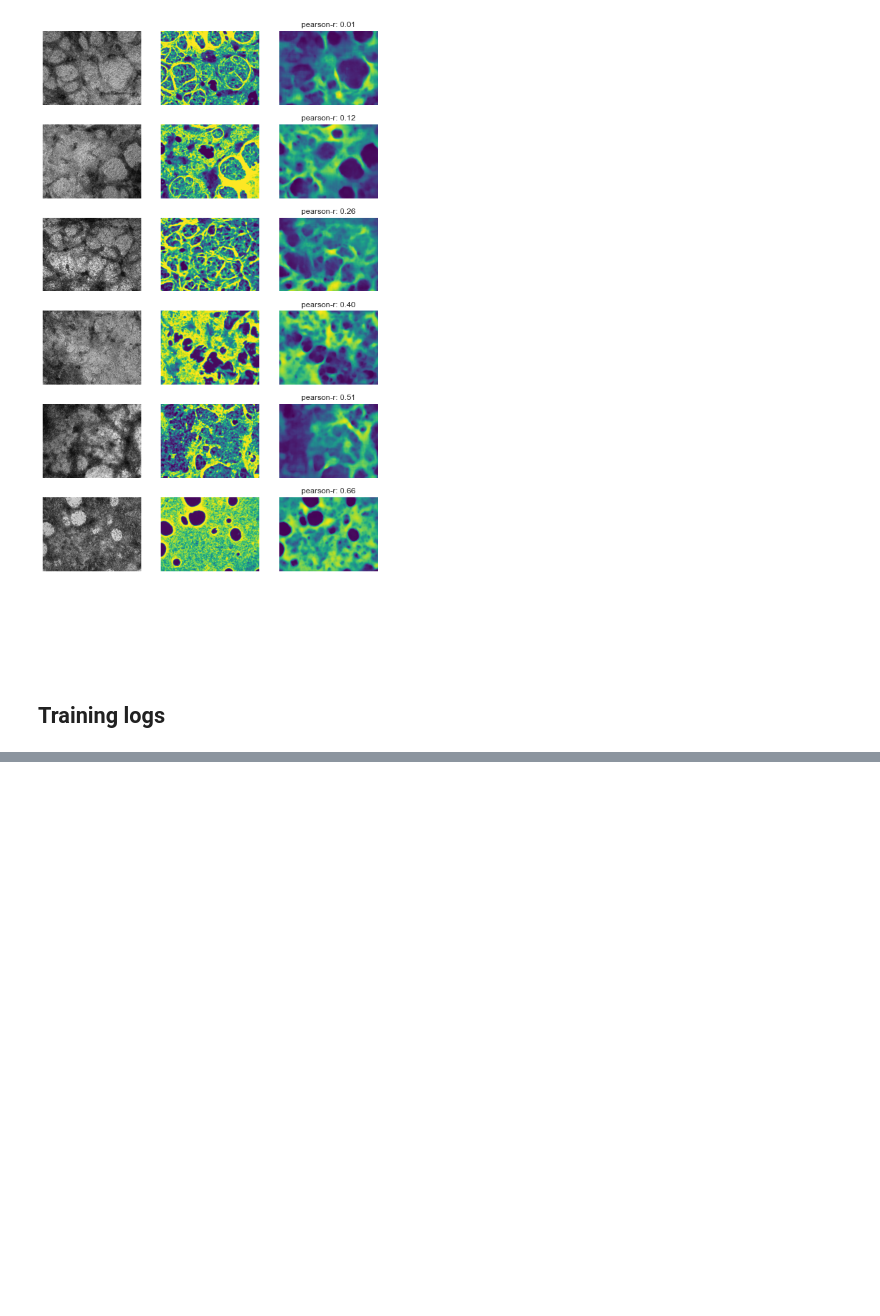
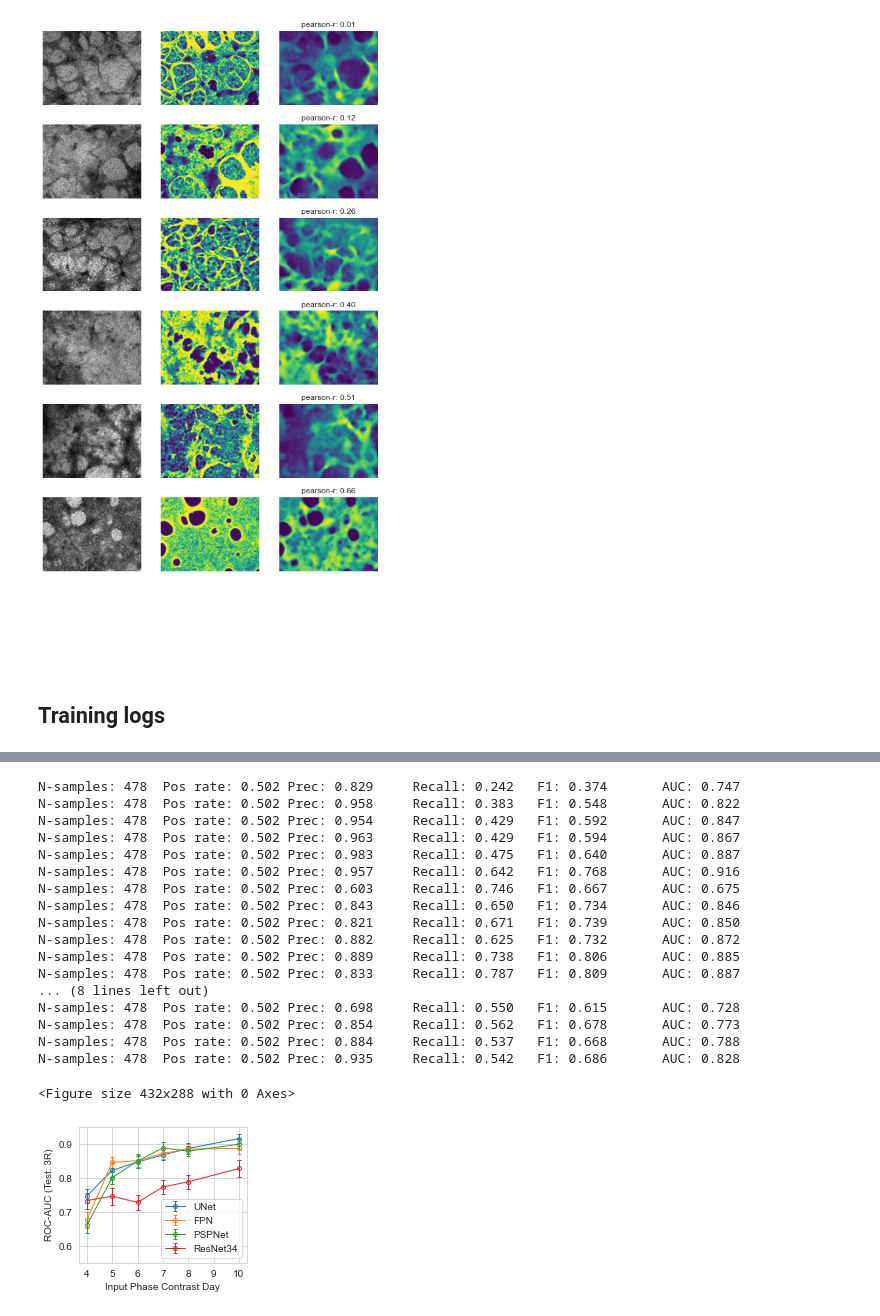
Before and after one commit to miaecle/DiffPred, a Jupyter notebook: metric_breakdown_test.ipynb, the cells around one changed output, grey strips where cells are left out. Saved outputs shown, nothing was run; the diff lists cells and outputs as text; code cells hidden in the pictures; blank space fills up the shorter version.

```diff
--- a/metric_breakdown_test.ipynb
+++ b/metric_breakdown_test.ipynb
@@ -1574,0 +1662,68 @@ plt.savefig('figs/LOG-C-Err_curve.png', dpi=300)
+# %%
+line = 'Test: 3R'
+line_path = 'VALIDATION/line1_3R/ex7_full/'
+label_dict = pickle.load(open(os.path.join(line_path, 'cla_labels.pkl'), 'rb'))
+
+pred_file_mapping = {
+    'UNet': 'ex-valid-pred-to-15_UNET',
+    'FPN': 'ex-valid-pred-to-15_FPN',
+    'PSPNet': 'ex-valid-pred-to-15_PSPNET',
+    'ResNet34': 'ex-valid-pred-to-15_RESNET',
+}
+pred_cutoff = 1
+
+
+plt.clf()
+plt.figure(figsize=(3, 2.5))
+for method_name, pred_file_name in pred_file_mapping.items():
+
+    pred_dicts = [load_cla_pred_as_dict(os.path.join(line_path, pred_file_name))]
+    auc_curve, pred_val_df = report_series_accuracy(pred_dicts,
+                                                    label_dict,
+                                                    exclude_ambiguous=False,
+                                                    pred_cutoff=pred_cutoff,
+                                                    label_cutoff=0.5,
+                                                    start=4,
+                                                    end=10)
+
+
+    x = sorted(auc_curve.keys())
+    y = [auc_curve[_x][3] for _x in x]
+    yerr = [auc_curve[_x][4][1] for _x in x]
+    plt.errorbar(x,
+                 y,
+                 yerr=yerr,
+                 fmt='-',
+                 marker='o',
+                 mfc='none',
+                 markersize=4,
+                 linewidth=1.0,
+                 capsize=2.0,
+                 label=method_name)
+plt.ylim(0.55, 0.95)
+plt.yticks([0.6, 0.7, 0.8, 0.9])
+plt.xticks([4, 5, 6, 7, 8, 9, 10])
+plt.legend(loc='lower right')
+plt.xlabel("Input Phase Contrast Day")
+plt.ylabel("ROC-AUC (%s)" % line)
+plt.savefig(os.path.join(SAVE_ROOT, 'suppfig1', 'supp-fig1-model_structure_benchmarking.png'), dpi=300, bbox_inches='tight')
+# %% [output]
+N-samples: 478  Pos rate: 0.502 Prec: 0.829     Recall: 0.242   F1: 0.374       AUC: 0.747
+N-samples: 478  Pos rate: 0.502 Prec: 0.958     Recall: 0.383   F1: 0.548       AUC: 0.822
+N-samples: 478  Pos rate: 0.502 Prec: 0.954     Recall: 0.429   F1: 0.592       AUC: 0.847
+N-samples: 478  Pos rate: 0.502 Prec: 0.963     Recall: 0.429   F1: 0.594       AUC: 0.867
+N-samples: 478  Pos rate: 0.502 Prec: 0.983     Recall: 0.475   F1: 0.640       AUC: 0.887
+N-samples: 478  Pos rate: 0.502 Prec: 0.957     Recall: 0.642   F1: 0.768       AUC: 0.916
+N-samples: 478  Pos rate: 0.502 Prec: 0.603     Recall: 0.746   F1: 0.667       AUC: 0.675
+N-samples: 478  Pos rate: 0.502 Prec: 0.843     Recall: 0.650   F1: 0.734       AUC: 0.846
+N-samples: 478  Pos rate: 0.502 Prec: 0.821     Recall: 0.671   F1: 0.739       AUC: 0.850
+N-samples: 478  Pos rate: 0.502 Prec: 0.882     Recall: 0.625   F1: 0.732       AUC: 0.872
+N-samples: 478  Pos rate: 0.502 Prec: 0.889     Recall: 0.738   F1: 0.806       AUC: 0.885
+N-samples: 478  Pos rate: 0.502 Prec: 0.833     Recall: 0.787   F1: 0.809       AUC: 0.887
+... (8 lines left out)
+N-samples: 478  Pos rate: 0.502 Prec: 0.698     Recall: 0.550   F1: 0.615       AUC: 0.728
+N-samples: 478  Pos rate: 0.502 Prec: 0.854     Recall: 0.562   F1: 0.678       AUC: 0.773
+N-samples: 478  Pos rate: 0.502 Prec: 0.884     Recall: 0.537   F1: 0.668       AUC: 0.788
+N-samples: 478  Pos rate: 0.502 Prec: 0.935     Recall: 0.542   F1: 0.686       AUC: 0.828
+<Figure size 432x288 with 0 Axes>
+[figure, added]
```
Also changed, not shown: parts of 4 cells of this notebook.
